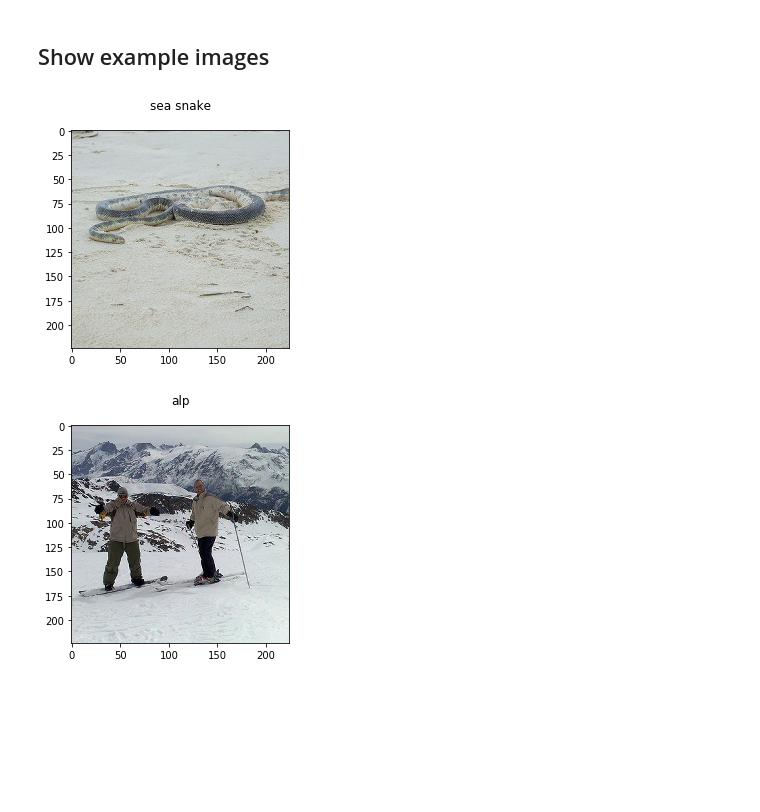
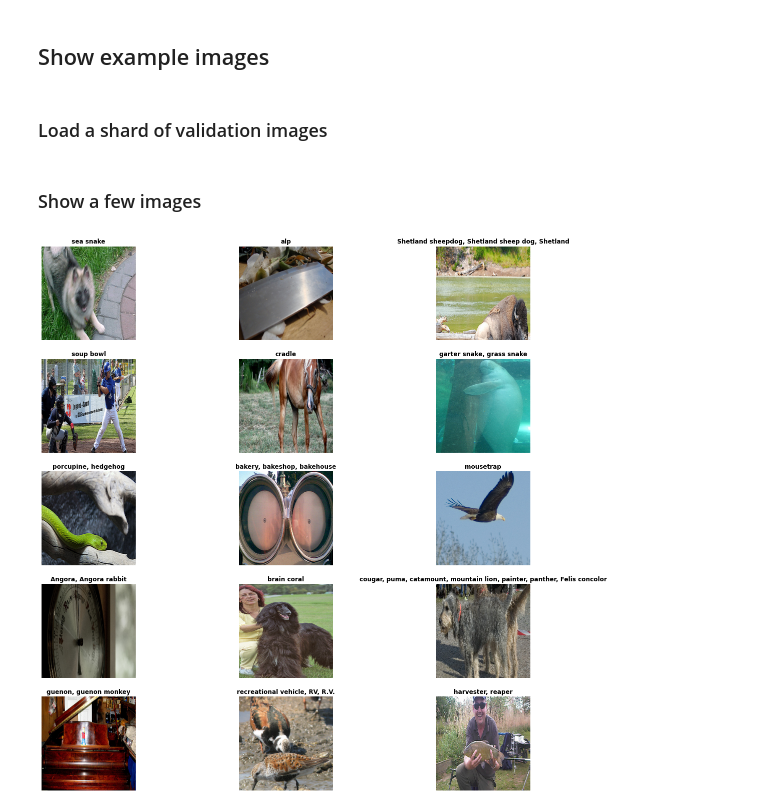
Before and after one commit to calebrob6/imagenet_validation, a Jupyter notebook: 1. Preprocess ImageNet validation set.ipynb, the cells around one changed output. Drawn from its saved outputs; the diff is of its cells as text; code cells hidden in the pictures; blank space fills up the shorter version.

Commit message:
Resolve memory allocation issue images can be load and saved in multiple shards better way of loading and saving files update method of showing examples

```diff
--- a/1. Preprocess ImageNet validation set.ipynb
+++ b/1. Preprocess ImageNet validation set.ipynb
@@ -88,0 +76,9 @@ for i in range(0,50000,10000):
+# %%
+n_shards = 5
+
+for i in range(n_shards):
+
+    images = load_images(image_paths, returned_shard=i, n_shards=n_shards)
+    np.save(str(path_imagenet_val_dataset / "x_val_{}.npy".format(i+1)), images)
+    print("{:.0f}% Completed.".format((i+1)/n_shards*100))
+    images = None
@@ -116,7 +121,6 @@ def convert_original_idx_to_keras_idx(idx):
 # %%
-f = open("data/ILSVRC2012_validation_ground_truth.txt","r")
-y_val = f.read().strip().split("\n")
-y_val = list(map(int, y_val))
-y_val = np.array([convert_original_idx_to_keras_idx(idx) for idx in y_val])
-f.close()
+with open(str(path_imagenet_val_dataset/"ILSVRC2012_validation_ground_truth.txt"),"r") as f:
+    y_val = f.read().strip().split("\n")
+    y_val = list(map(int, y_val))
+    y_val = np.array([convert_original_idx_to_keras_idx(idx) for idx in y_val])
 # %%
@@ -124,12 +128,27 @@ np.save("data/y_val.npy", y_val)
 # %% [markdown]
 ## Show example images
-# %%
-for i in range(2):
-    plt.figure()
-    plt.imshow(x_val[i] / 255.0)
-    plt.title(keras_idx_to_name[y_val[i]])
-    plt.show()
-    plt.close()
-# %% [output]
-[figure, removed]
-[figure, removed]
+# %% [markdown]
+### Load a shard of validation images
+# %%
+x_val = np.load(str(path_imagenet_val_dataset/"x_val_1.npy"))
+# %% [markdown]
+### Show a few images
+# %%
+n_images2show = 15
+n_cols = 3
+n_rows = 15 // n_cols
+figsize = (20, 20)
+
+indices = np.random.choice(x_val.shape[0], size=n_images2show, replace=False)
+images = x_val[indices] / 255.
+
+fig, ax = plt.subplots(figsize=figsize, nrows=n_rows, ncols=n_cols)
+for i, axi in enumerate(ax.flat):
+
+    axi.imshow(images[i])
+    axi.set_title(keras_idx_to_name[y_val[i]], y=.9, fontdict={'fontweight':'bold'}, pad=10)
+    axi.set_axis_off()
+
+plt.show()
+# %% [output]
+[figure, added]
```
Also changed, not shown: parts of 16 cells of this notebook.
